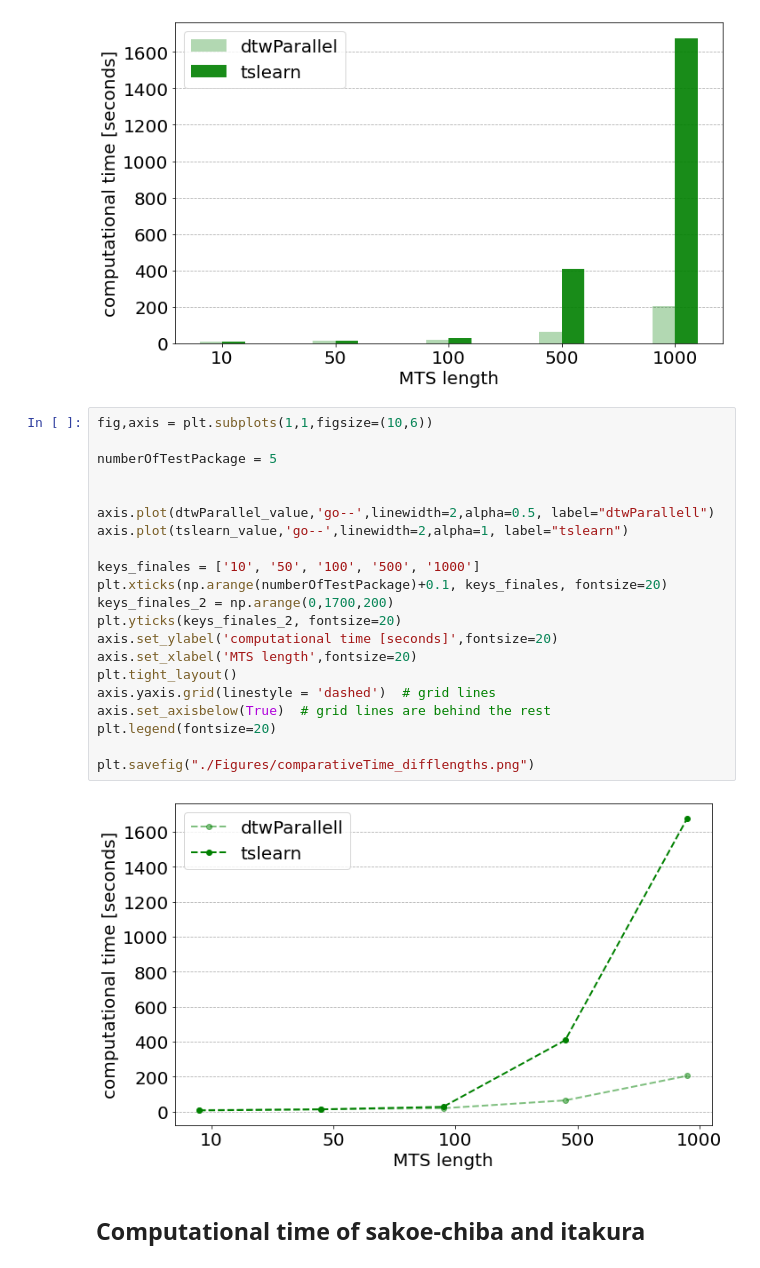
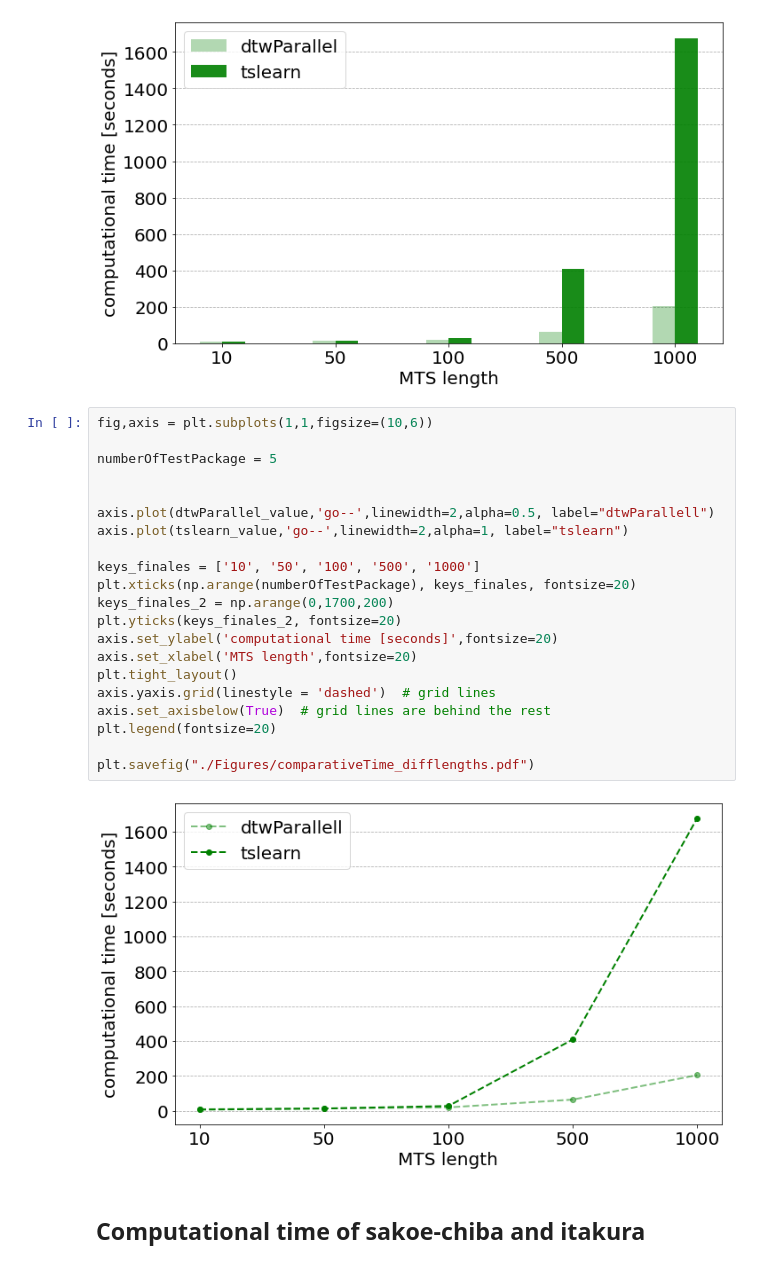
Before and after one commit to oscarescuderoarnanz/dtwParallel, a Jupyter notebook: exampleData/CodeExamples/plot_timeExamples_V2.ipynb, the cells around one changed output. Cells and saved outputs as stored; diff of their text form.

Commit message:
new image

```diff
--- a/exampleData/CodeExamples/plot_timeExamples_V2.ipynb
+++ b/exampleData/CodeExamples/plot_timeExamples_V2.ipynb
@@ -227,26 +227,26 @@ plt.savefig("./Figures/comparativeTime_difflengths.pdf")
 # %%
 fig,axis = plt.subplots(1,1,figsize=(10,6))
 
 numberOfTestPackage = 5
 
 
 axis.plot(dtwParallel_value,'go--',linewidth=2,alpha=0.5, label="dtwParallell")
 axis.plot(tslearn_value,'go--',linewidth=2,alpha=1, label="tslearn")
 
 keys_finales = ['10', '50', '100', '500', '1000']
-plt.xticks(np.arange(numberOfTestPackage)+0.1, keys_finales, fontsize=20)
+plt.xticks(np.arange(numberOfTestPackage), keys_finales, fontsize=20)
 keys_finales_2 = np.arange(0,1700,200)
 plt.yticks(keys_finales_2, fontsize=20)
 axis.set_ylabel('computational time [seconds]',fontsize=20)
 axis.set_xlabel('MTS length',fontsize=20)
 plt.tight_layout()
 axis.yaxis.grid(linestyle = 'dashed')  # grid lines
 axis.set_axisbelow(True)  # grid lines are behind the rest
 plt.legend(fontsize=20)
 
-plt.savefig("./Figures/comparativeTime_difflengths.png")
+plt.savefig("./Figures/comparativeTime_difflengths.pdf")
 # %% [output]
-[figure, old version]
+[figure, new version]
 # %% [markdown]
 ## Computational time of sakoe-chiba and itakura
 # %%
```
Also changed, not shown: 2 other files.
